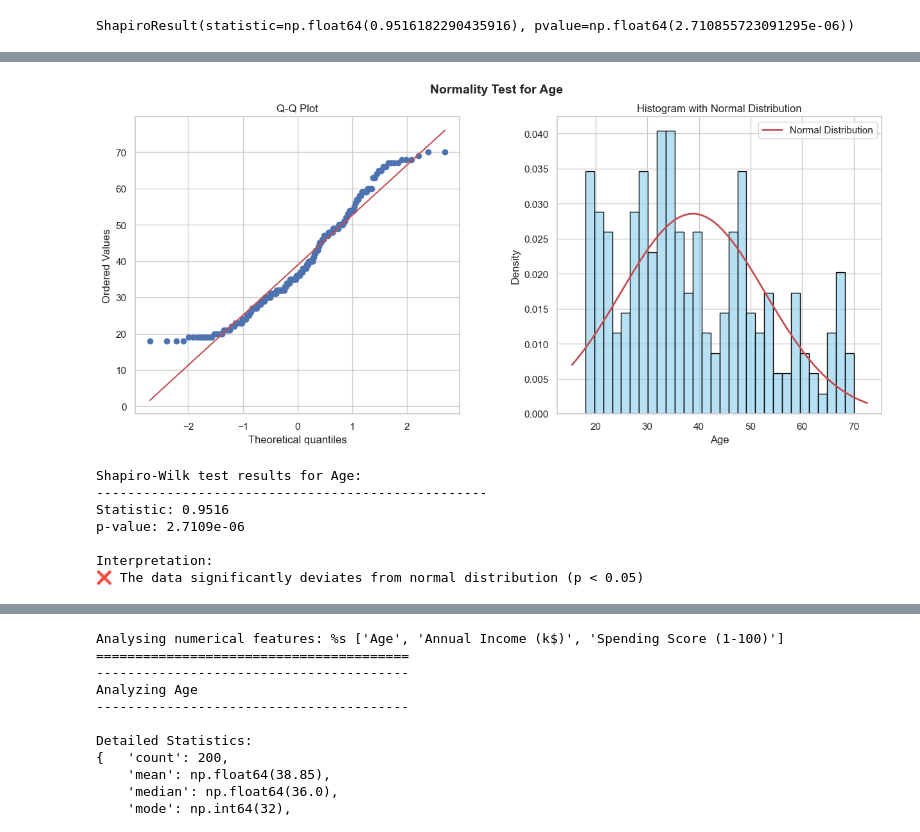
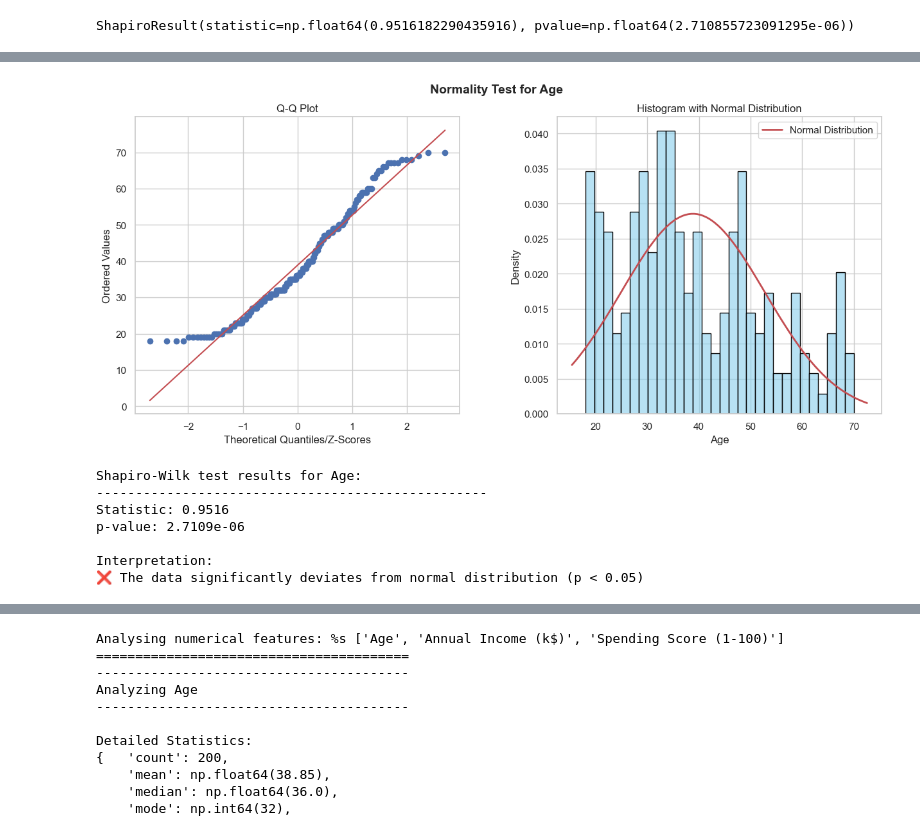
Before and after one commit to ravioactive/eda_practice, a Jupyter notebook: notebooks/customer-segmentation/eda_univariate.ipynb, the cells around one changed output, grey strips where cells are left out. Cells and saved outputs as stored; diff of their text form; code cells hidden in the pictures.

```diff
--- a/notebooks/customer-segmentation/eda_univariate.ipynb
+++ b/notebooks/customer-segmentation/eda_univariate.ipynb
@@ -250,6 +330,7 @@ def plot_normality_test_v2(data, column_name, save_path=None):
     # Create Q-Q plot at position (0, 0) through handle ax1
     stats.probplot(col_data, dist="norm", plot=ax1)
     ax1.set_title("Q-Q Plot")
+    ax1.set_xlabel("Theoretical Quantiles/Z-Scores")
 
     # GRAPH 2
     # Create histogram with normal distribution overlay (later)
@@ -277,34 +358,34 @@ def plot_normality_test_v2(data, column_name, save_path=None):
 
     # SAVE PLOTS
     # Save if path provided
     if save_path:
         plt.savefig(save_path, dpi=300, bbox_inches='tight')
 
     plt.show()
 
     # Perform Shapiro-Wilk test
     stat, p_value = stats.shapiro(col_data)
 
     print(f"\nShapiro-Wilk test results for {column_name}:")
     print("-" * 50)
     print(f"Statistic: {stat:.4f}")
     print(f"p-value: {p_value:.4e}")
     print("\nInterpretation:")
     if p_value < 0.05:
         print("❌ The data significantly deviates from normal distribution (p < 0.05)")
     else:
         print("✅ The data appears to be normally distributed (p >= 0.05)")
 
     return stat, p_value
 
 # Test the updated function with 'Age' column
 save_path = Path(FIG_DIR) / 'univariate' / 'age_normality_test_v2.png'
 if not save_path.parent.exists():
     save_path.parent.mkdir(parents=True)
 
 stat, p_value = plot_normality_test_v2(base_df, 'Age', save_path)
 # %% [output]
-[figure, old version]
+[figure, new version]
 Shapiro-Wilk test results for Age:
 --------------------------------------------------
 Statistic: 0.9516
```
Also changed, not shown: parts of 11 cells of this notebook, 1 other file.
